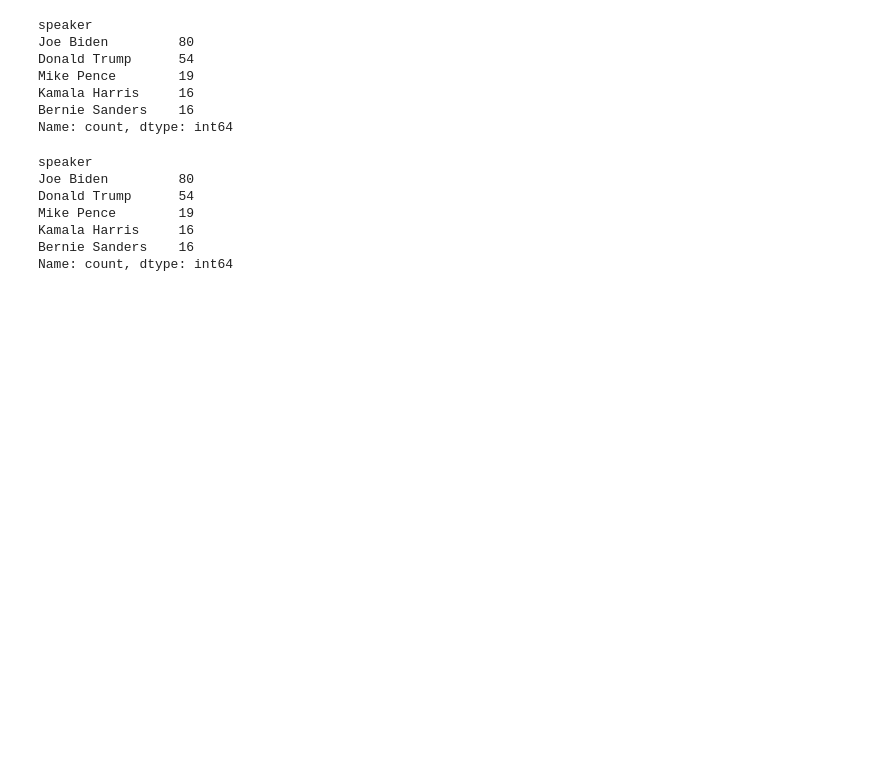
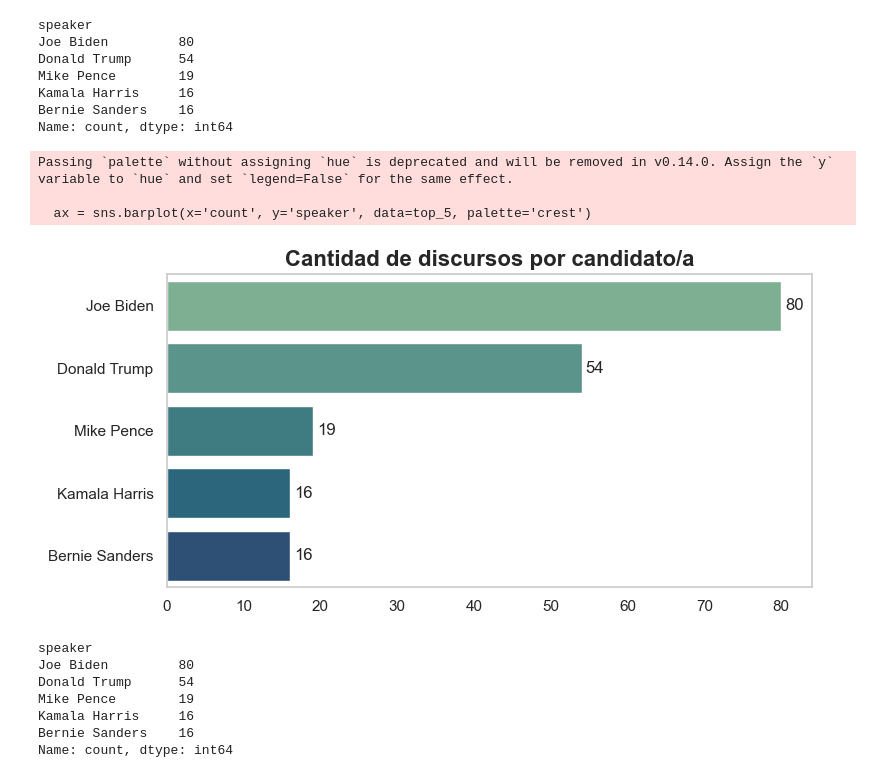
Before and after one commit to SantiQuinteros/Curso-Ciencia-Datos-FING, a Jupyter notebook: Script/Tarea 1.ipynb, the cells around one changed output. Saved outputs shown, nothing was run; the diff lists cells and outputs as text; code cells hidden in the pictures; blank space fills up the shorter version.

```diff
--- a/Script/Tarea 1.ipynb
+++ b/Script/Tarea 1.ipynb
@@ -165,6 +168,31 @@ Mike Pence        19
 Kamala Harris     16
 Bernie Sanders    16
 Name: count, dtype: int64
+# %%
+top_5 = pd.DataFrame(top_5)
+top_5 = top_5.reset_index()
+
+sns.set(style="whitegrid")
+
+plt.figure(figsize=(8, 4))
+
+ax = sns.barplot(x='count', y='speaker', data=top_5, palette='crest')
+
+plt.title('Cantidad de discursos por candidato/a', fontsize=16, weight='bold')
+plt.xlabel('', fontsize=12)
+plt.ylabel('', fontsize=12)
+
+for i in ax.containers:
+    ax.bar_label(i, fmt='{:,.0f}', label_type='edge', padding=3)
+
+plt.tight_layout()
+plt.grid(False)
+plt.show()
+# %% [output]
+Passing `palette` without assigning `hue` is deprecated and will be removed in v0.14.0. Assign the `y` variable to `hue` and set `legend=False` for the same effect.
+
+  ax = sns.barplot(x='count', y='speaker', data=top_5, palette='crest')
+[figure, added]
 # %%
 top_5_speaker = conteo.head(5).index.tolist()
 
```
Also changed, not shown: parts of 6 cells of this notebook.
